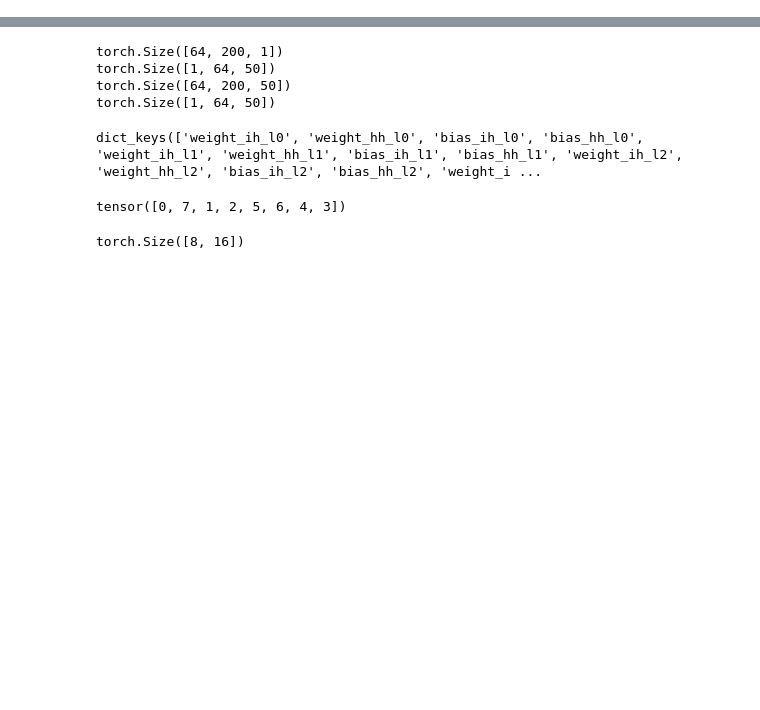
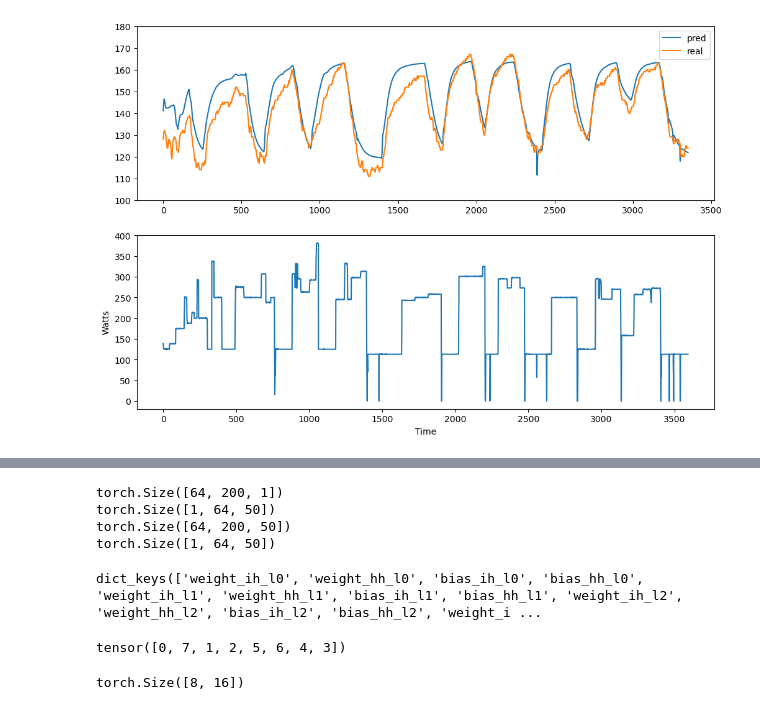
Before and after one commit to erab17/strava_pulse_prediction, a Jupyter notebook: streams_heartrate_prediction.ipynb, the cells around one changed output, grey strips where cells are left out. Cells and saved outputs as stored; diff of their text form; code cells hidden in the pictures; blank space fills up the shorter version.

```diff
--- a/streams_heartrate_prediction.ipynb
+++ b/streams_heartrate_prediction.ipynb
@@ -152,0 +797,4 @@ RuntimeError: Trying to backward through the graph a second time (or directly ac
+# %%
+plot_predictions(2987119442, config, mean, std)
+# %% [output]
+[figure, added]
```
Also changed, not shown: parts of 60 cells of this notebook.
